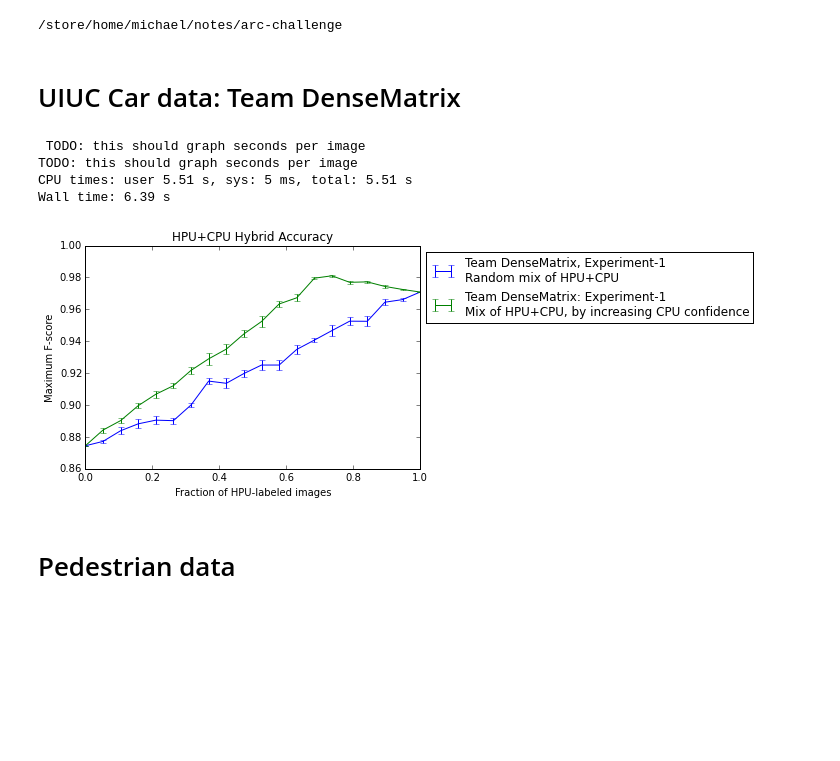
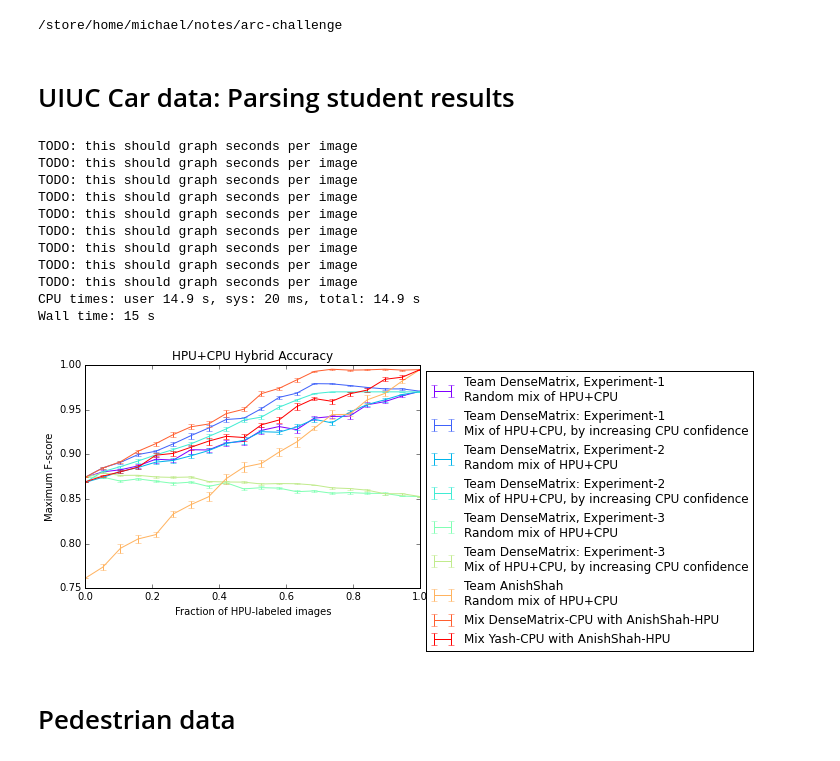
Before and after one commit to gcr/arc-evaluator, a Jupyter notebook: ARC bounding box evaluator.ipynb, the cells around one changed output. Drawn from its saved outputs; the diff is of its cells as text; code cells hidden in the pictures; blank space fills up the shorter version.

Commit message:
Make more car results, and make Caltech results a bit faster by sampling along the ROC curve rather thon computing it exactly.

```diff
--- a/ARC bounding box evaluator.ipynb
+++ b/ARC bounding box evaluator.ipynb
@@ -16,4 +16,4 @@ from bbox_utils import BoundingBox
 # %% [output]
 /store/home/michael/notes/arc-challenge
 # %% [markdown]
-# UIUC Car data: Team DenseMatrix
+# UIUC Car data: Parsing student results
@@ -51,27 +141,70 @@ DenseMatrix1_HPU = {
 # %%
 %%time
 fig,ax = subplots()
 reload(evaluation)
+ax.set_color_cycle([plt.cm.rainbow(i)
+                    for i in np.linspace(0, 1, 9)])
+
 evaluation.make_accuracy_plot(ax,
     DenseMatrix1_ground_truth, DenseMatrix1_HPU, DenseMatrix1_CPU, evaluation.HPU_strategy_random_mix,
     "Team DenseMatrix, Experiment-1\nRandom mix of HPU+CPU"
 )
 # evaluation.make_accuracy_plot(ax,
 #     ground_truth, ground_truth, CPU, evaluation.HPU_strategy_random_mix,
 #     "Team DenseMatrix, Experiment-1\nRandom mix of groundtruth+CPU"
 # )
 evaluation.make_accuracy_plot(ax,
     DenseMatrix1_ground_truth, DenseMatrix1_HPU, DenseMatrix1_CPU, evaluation.HPU_strategy_increasing_lowest_confidence_mix,
     "Team DenseMatrix: Experiment-1\nMix of HPU+CPU, by increasing CPU confidence",
 )
+
+evaluation.make_accuracy_plot(ax,
+    DenseMatrix1_ground_truth, DenseMatrix2_HPU, DenseMatrix2_CPU, evaluation.HPU_strategy_random_mix,
+    "Team DenseMatrix, Experiment-2\nRandom mix of HPU+CPU"
+)
+evaluation.make_accuracy_plot(ax,
+    DenseMatrix1_ground_truth, DenseMatrix2_HPU, DenseMatrix2_CPU, evaluation.HPU_strategy_increasing_lowest_confidence_mix,
+    "Team DenseMatrix: Experiment-2\nMix of HPU+CPU, by increasing CPU confidence",
+)
+
+evaluation.make_accuracy_plot(ax,
+    DenseMatrix1_ground_truth, DenseMatrix3_HPU, DenseMatrix3_CPU, evaluation.HPU_strategy_random_mix,
+    "Team DenseMatrix, Experiment-3\nRandom mix of HPU+CPU"
+)
+evaluation.make_accuracy_plot(ax,
+    DenseMatrix1_ground_truth, DenseMatrix3_HPU, DenseMatrix3_CPU, evaluation.HPU_strategy_increasing_lowest_confidence_mix,
+    "Team DenseMatrix: Experiment-3\nMix of HPU+CPU, by increasing CPU confidence",
+)
+
+evaluation.make_accuracy_plot(ax,
+    DenseMatrix1_ground_truth, AnishShah_HPU, AnishShah_CPU, evaluation.HPU_strategy_random_mix,
+    "Team AnishShah\nRandom mix of HPU+CPU"
+)
+evaluation.make_accuracy_plot(ax,
+    DenseMatrix1_ground_truth, AnishShah_HPU, DenseMatrix1_CPU, evaluation.HPU_strategy_increasing_lowest_confidence_mix,
+    "Mix DenseMatrix-CPU with AnishShah-HPU"
+)
+
+evaluation.make_accuracy_plot(ax,
+    DenseMatrix1_ground_truth, AnishShah_HPU, yash_cpu, evaluation.HPU_strategy_random_mix,
+    "Mix Yash-CPU with AnishShah-HPU"
+)
+
 ax.set_title("HPU+CPU Hybrid Accuracy")
 ax.legend(loc='upper left', bbox_to_anchor=(1,1))
 # %% [output]
- TODO: this should graph seconds per image
 TODO: this should graph seconds per image
-CPU times: user 5.51 s, sys: 5 ms, total: 5.51 s
-Wall time: 6.39 s
+TODO: this should graph seconds per image
+TODO: this should graph seconds per image
+TODO: this should graph seconds per image
+TODO: this should graph seconds per image
+TODO: this should graph seconds per image
+TODO: this should graph seconds per image
+TODO: this should graph seconds per image
+TODO: this should graph seconds per image
+CPU times: user 14.9 s, sys: 20 ms, total: 14.9 s
+Wall time: 15 s
-[figure, old version]
+[figure, new version]
 # %% [markdown]
 # Pedestrian data
 # %%
```
Also changed, not shown: parts of 7 cells of this notebook, 1 other file.
